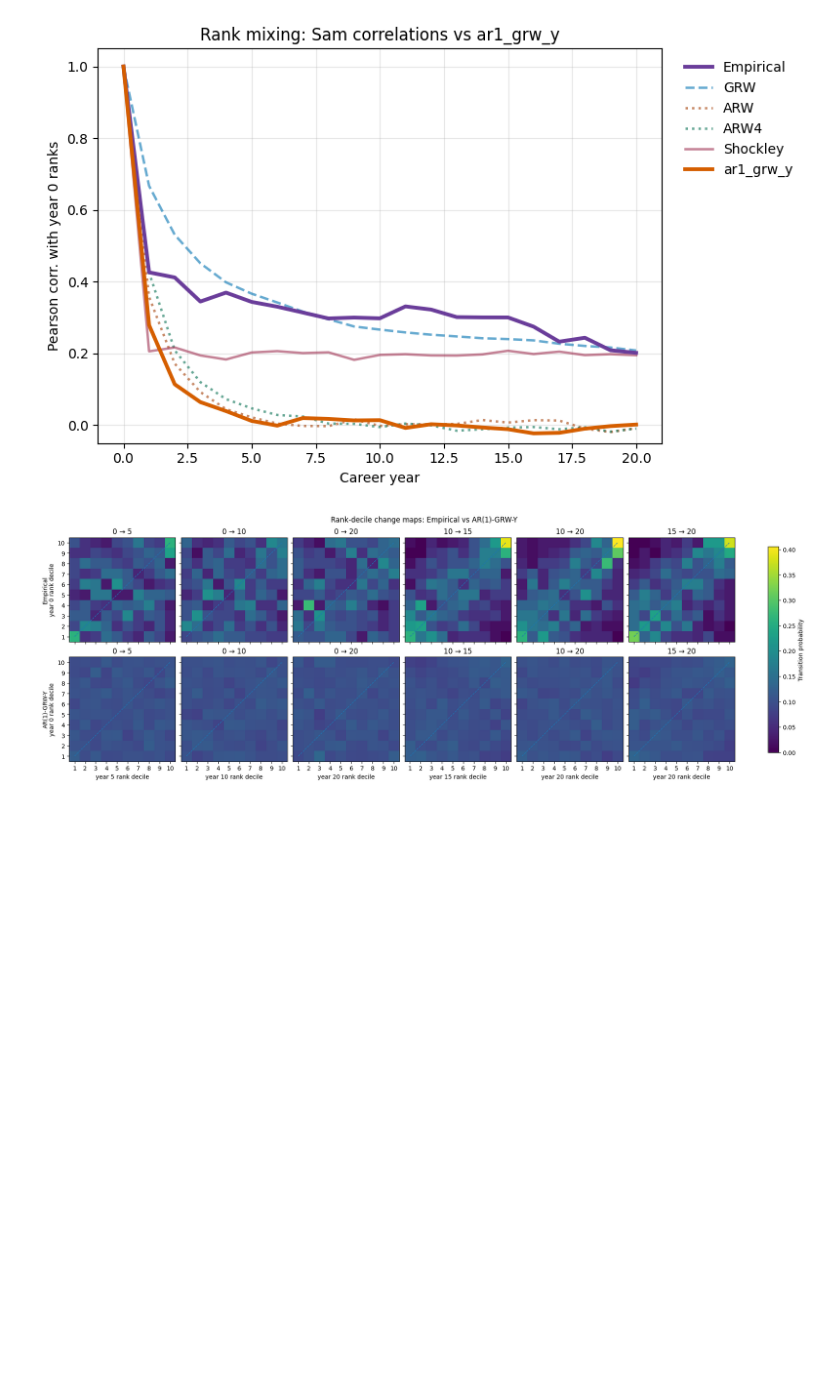
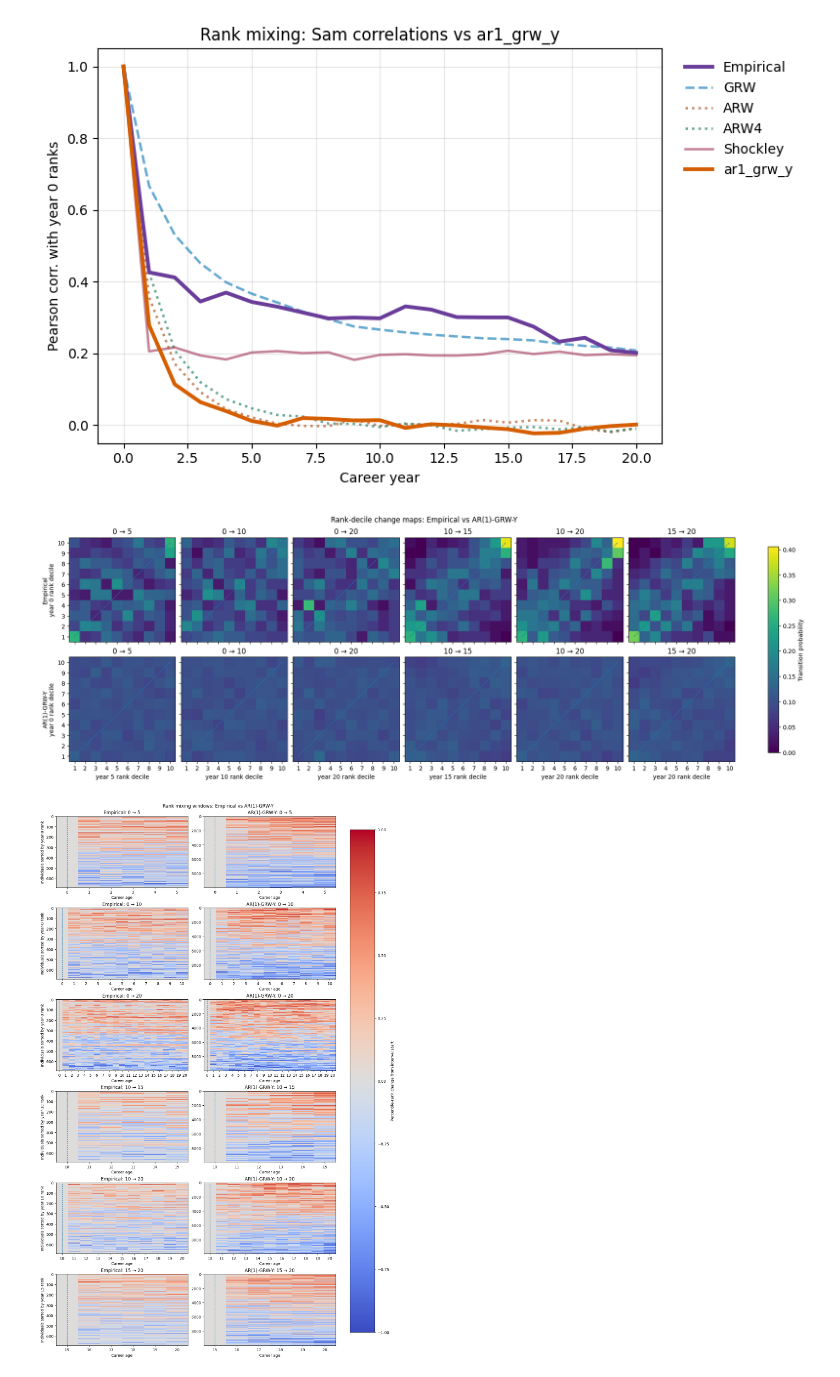
Before and after one commit to crabwife/seven_models_shockley, a Jupyter notebook: notebooks/notebooks_GRWs/AR1/ar1_grw_y.ipynb, the cells around one changed output. Cells and saved outputs as stored; diff of their text form; code cells hidden in the pictures; blank space fills up the shorter version.

Commit message:
update shockley model results

```diff
--- a/notebooks/notebooks_GRWs/AR1/ar1_grw_y.ipynb
+++ b/notebooks/notebooks_GRWs/AR1/ar1_grw_y.ipynb
@@ -1194,3 +1194,56 @@ plt.savefig(FIGURES / f"{MODEL_TAG}_rankDecileChangeMaps.png", dpi=300, bbox_inc
 plt.show()
 # %% [output]
 [figure]
+# %%
+
+rank_windows = [(0, 5), (0, 10), (0, 20), (10, 15), (10, 20), (15, 20)]
+
+def orient_trj(A):
+    A = np.asarray(A)
+    return A.T if A.shape[0] == Y + 1 else A
+
+def rank_change_heatmap(mat, start, end):
+    years = np.arange(start, end + 1)
+    ranks = pd.DataFrame(mat[:, years]).rank(method="average", pct=True).to_numpy()
+    delta = ranks - ranks[:, [0]]
+    order = np.argsort(ranks[:, 0])
+    return delta[order], years
+
+emp_rank_mat = (
+    working_df[working_df["CareerAge"].between(0, Y)]
+    .pivot_table(index="dblp_id", columns="CareerAge", values="pubs_adj")
+    .reindex(columns=np.arange(Y + 1))
+    .dropna()
+    .to_numpy()
+)
+
+sim_rank_mat = orient_trj(trajs)
+
+fig, axes = plt.subplots(len(rank_windows), 2, figsize=(13, 20), constrained_layout=True)
+
+vmin, vmax = -1.0, 1.0
+
+for r, (start, end) in enumerate(rank_windows):
+    for c, (label, mat) in enumerate([("Empirical", emp_rank_mat), (MODEL_NAME, sim_rank_mat)]):
+        delta, years = rank_change_heatmap(mat, start, end)
+
+        im = axes[r, c].imshow(delta, aspect="auto", cmap="coolwarm", vmin=vmin, vmax=vmax, interpolation="nearest")
+
+        axes[r, c].set_title(f"{label}: {start} → {end}")
+        axes[r, c].set_xlabel("Career age")
+        axes[r, c].set_xticks(np.arange(len(years)))
+        axes[r, c].set_xticklabels(years)
+        axes[r, c].axvline(0, linestyle="--", linewidth=1)
+
+        if c == 0:
+            axes[r, c].set_ylabel(f"Individuals sorted by year-{start} rank")
+
+cbar = fig.colorbar(im, ax=axes, shrink=0.95)
+cbar.set_label("Percentile-rank change from interval start")
+
+fig.suptitle(f"Rank mixing windows: Empirical vs {MODEL_NAME}", y=1.01)
+
+plt.savefig(FIGURES / f"{MODEL_TAG}_rank_mixing_windows.png", dpi=300, bbox_inches="tight")
+plt.show()
+# %% [output]
+[figure, added]
```
Also changed, not shown: 13 other files.
